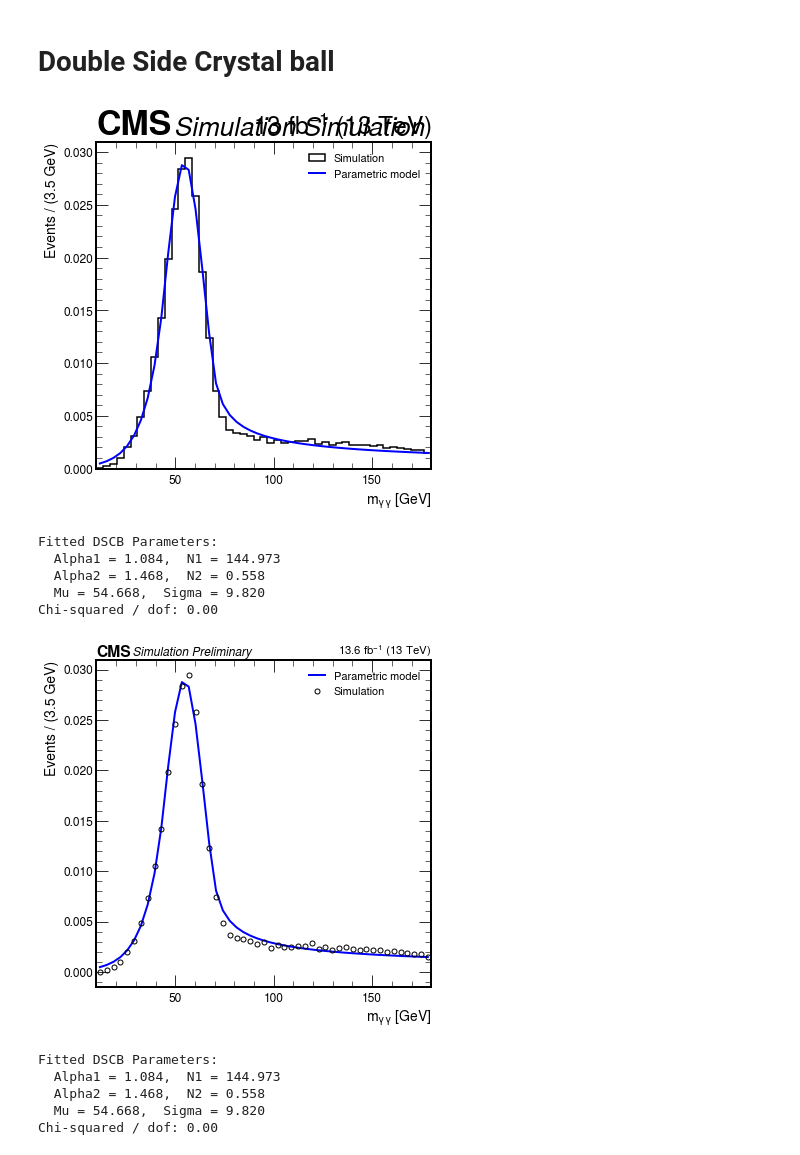
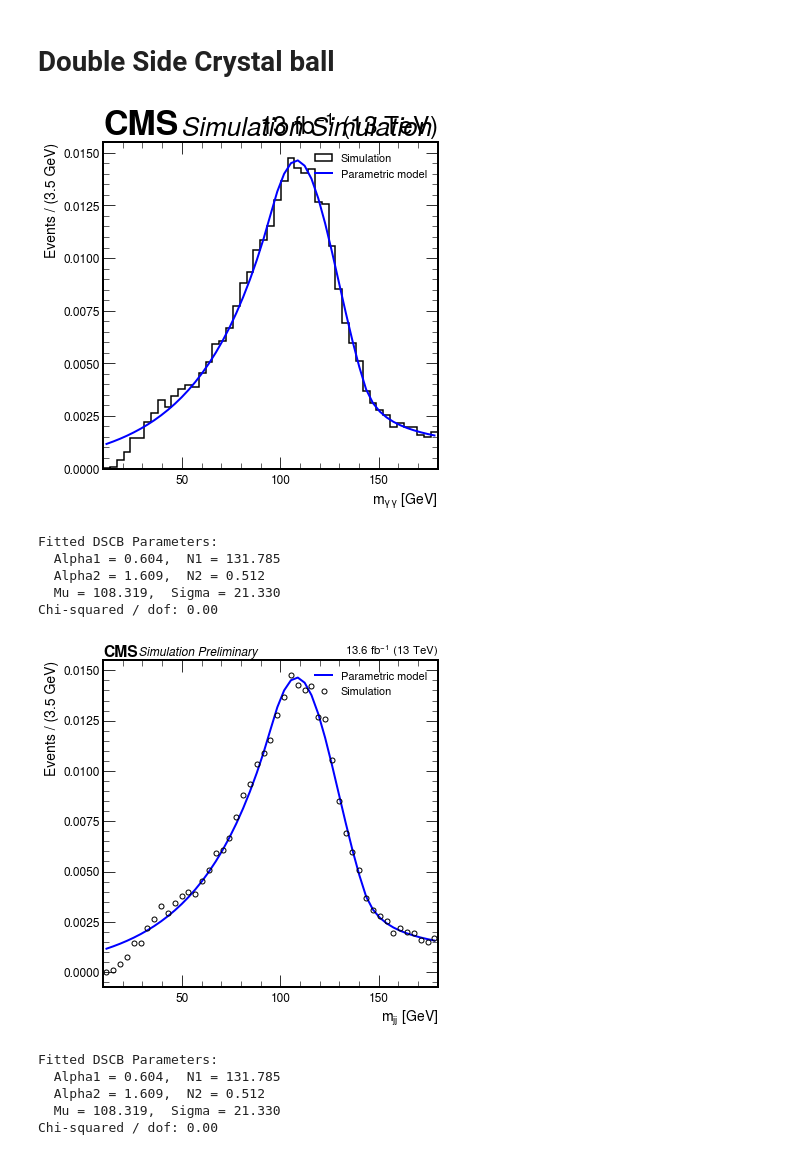
Before and after one commit to tiwariPC/hhbbgg_AwkwardAnalyzer, a Jupyter notebook: stats_study/notebook_signal_fitting/signal_mass_fitting_final.ipynb, the cells around one changed output. Saved outputs shown, nothing was run; the diff lists cells and outputs as text; code cells hidden in the pictures.

```diff
--- a/stats_study/notebook_signal_fitting/signal_mass_fitting_final.ipynb
+++ b/stats_study/notebook_signal_fitting/signal_mass_fitting_final.ipynb
@@ -94,7 +94,7 @@ def fit_crystalball(data, bins):
     return params, bin_centers
 
 # Path to the ROOT file and tree
-file_path = "../../../output_root/v1_v2_comparison/NMSSM_X400_Y60.root"
+file_path = "../../../output_root/v2_production/signal_NMSSM/NMSSM_X400_Y125.root"
 tree_name = "DiphotonTree/data_125_13TeV_NOTAG/"
 
 # Load the ROOT file and extract variables
@@ -362,7 +362,7 @@ import uproot
 import awkward as ak
 
 # Path to the ROOT file and tree
-file_path = "../../../output_root/v1_v2_comparison/NMSSM_X400_Y60.root"
+file_path = "../../../output_root/v2_production/signal_NMSSM/NMSSM_X400_Y125.root"
 tree_name = "DiphotonTree/data_125_13TeV_NOTAG/"
 
 # Load the ROOT file and extract variables
@@ -489,11 +489,11 @@ print(f"  Alpha2 = {params_dscb[2]:.3f},  N2 = {params_dscb[3]:.3f}")
 print(f"  Mu = {params_dscb[4]:.3f},  Sigma = {params_dscb[5]:.3f}")
 print(f"Chi-squared / dof: {chi2_dscb:.2f}")
 # %% [output]
-[figure, old version]
+[figure, new version]
 Fitted DSCB Parameters:
-  Alpha1 = 1.084,  N1 = 144.973
-  Alpha2 = 1.468,  N2 = 0.558
-  Mu = 54.668,  Sigma = 9.820
+  Alpha1 = 0.604,  N1 = 131.785
+  Alpha2 = 1.609,  N2 = 0.512
+  Mu = 108.319,  Sigma = 21.330
 Chi-squared / dof: 0.00
 # %%
 import numpy as np
@@ -573,7 +573,7 @@ plt.plot(bin_centers, fitted_dscb, "b-", linewidth=2, label="Parametric model")
 hep.cms.label(data=False, lumi=13.6, loc=0, fontsize=12, label="Preliminary")
 
 # Labels
-plt.xlabel(r"$m_{\gamma\gamma}$ [GeV]", fontsize=14)
+plt.xlabel(r"$m_{jj}$ [GeV]", fontsize=14)
 plt.ylabel(r"Events / (%.1f GeV)" % (bins[1] - bins[0]), fontsize=14)
 
 # Legend
@@ -586,36 +586,36 @@ plt.xlim(mass_min, mass_max)
 
 # # Add fit parameters to the plot
 # param_text = (
 #     rf"$\alpha_1 = {params_dscb[0]:.2f}$" + "\n" +
 #     rf"$n_1 = {params_dscb[1]:.2f}$" + "\n" +
 #     rf"$\alpha_2 = {params_dscb[2]:.2f}$" + "\n" +
 #     rf"$n_2 = {params_dscb[3]:.2f}$" + "\n" +
 #     rf"$\mu = {params_dscb[4]:.2f}$ GeV" + "\n" +
 #     rf"$\sigma = {params_dscb[5]:.2f}$ GeV" + "\n" +
 #     rf"$\chi^2/\mathrm{{dof}} = {chi2_dscb:.2f}$"
 # )
 
 # # Place the text in the upper left
 # plt.text(0.05, 0.75, param_text, transform=plt.gca().transAxes,
 #          fontsize=12, verticalalignment='top', horizontalalignment = 'right',
 #          bbox=dict(boxstyle="round,pad=0.3",
 #                    edgecolor="black", facecolor="white"))
 
 output_dir = "/afs/cern.ch/user/s/sraj/sraj/www/CUA/HH-bbgg/stat_study/"
 plt.savefig(f"{output_dir}Doubleside_CrystalBall_Fit_bkg_Dibjet_mass.png")
 plt.savefig(f"{output_dir}Doubleside_CrystalBall_Fit_bkg_Dibjet_mass.pdf")
 plt.show()
 
 # Print Fit Parameters
 print(f"Fitted DSCB Parameters:")
 print(f"  Alpha1 = {params_dscb[0]:.3f},  N1 = {params_dscb[1]:.3f}")
 print(f"  Alpha2 = {params_dscb[2]:.3f},  N2 = {params_dscb[3]:.3f}")
 print(f"  Mu = {params_dscb[4]:.3f},  Sigma = {params_dscb[5]:.3f}")
 print(f"Chi-squared / dof: {chi2_dscb:.2f}")
 # %% [output]
-[figure, old version]
+[figure, new version]
 Fitted DSCB Parameters:
-  Alpha1 = 1.084,  N1 = 144.973
-  Alpha2 = 1.468,  N2 = 0.558
-  Mu = 54.668,  Sigma = 9.820
+  Alpha1 = 0.604,  N1 = 131.785
+  Alpha2 = 1.609,  N2 = 0.512
+  Mu = 108.319,  Sigma = 21.330
 Chi-squared / dof: 0.00
```
Also changed, not shown: parts of 2 cells of this notebook.
